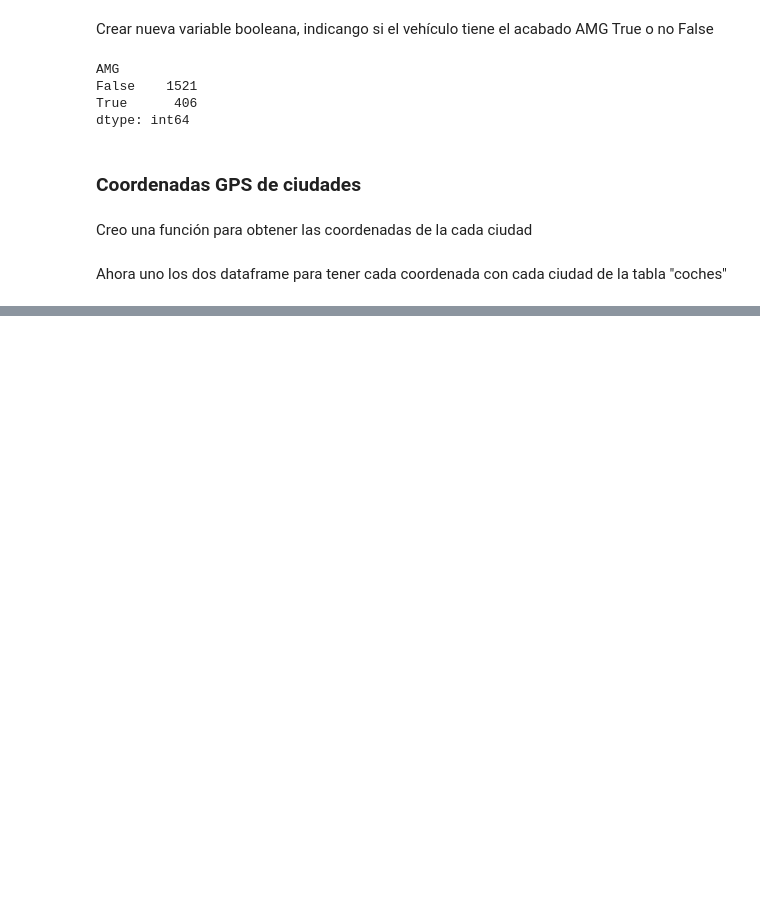
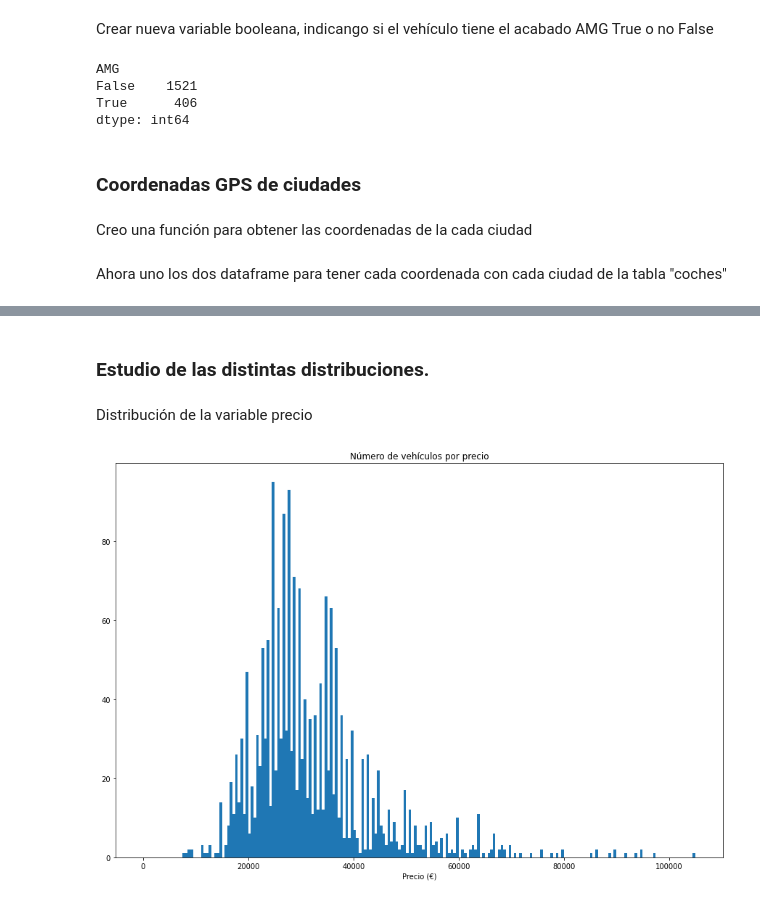
Before and after one commit to JAlonMor/Webscraping, a Jupyter notebook: EDA_coches.ipynb, the cells around one changed output, grey strips where cells are left out. Drawn from its saved outputs; the diff is of its cells as text; code cells hidden in the pictures; blank space fills up the shorter version.

```diff
--- a/EDA_coches.ipynb
+++ b/EDA_coches.ipynb
@@ -298,0 +395,16 @@ coches.head()
+# %% [markdown]
+### Estudio de las distintas distribuciones.
+# %% [markdown]
+Distribución de la variable precio
+# %%
+# Creando el histograma
+binsize = 500
+bins = np.arange(0, coches['precio'].max()+binsize, binsize)
+
+plt.figure(figsize=[15, 10])
+plt.hist(data = coches, x = 'precio', bins = bins)
+plt.xlabel('Precio (€)')
+plt.title('Número de vehículos por precio')
+plt.show();
+# %% [output]
+[figure, added]
```
Also changed, not shown: parts of 28 cells of this notebook.
